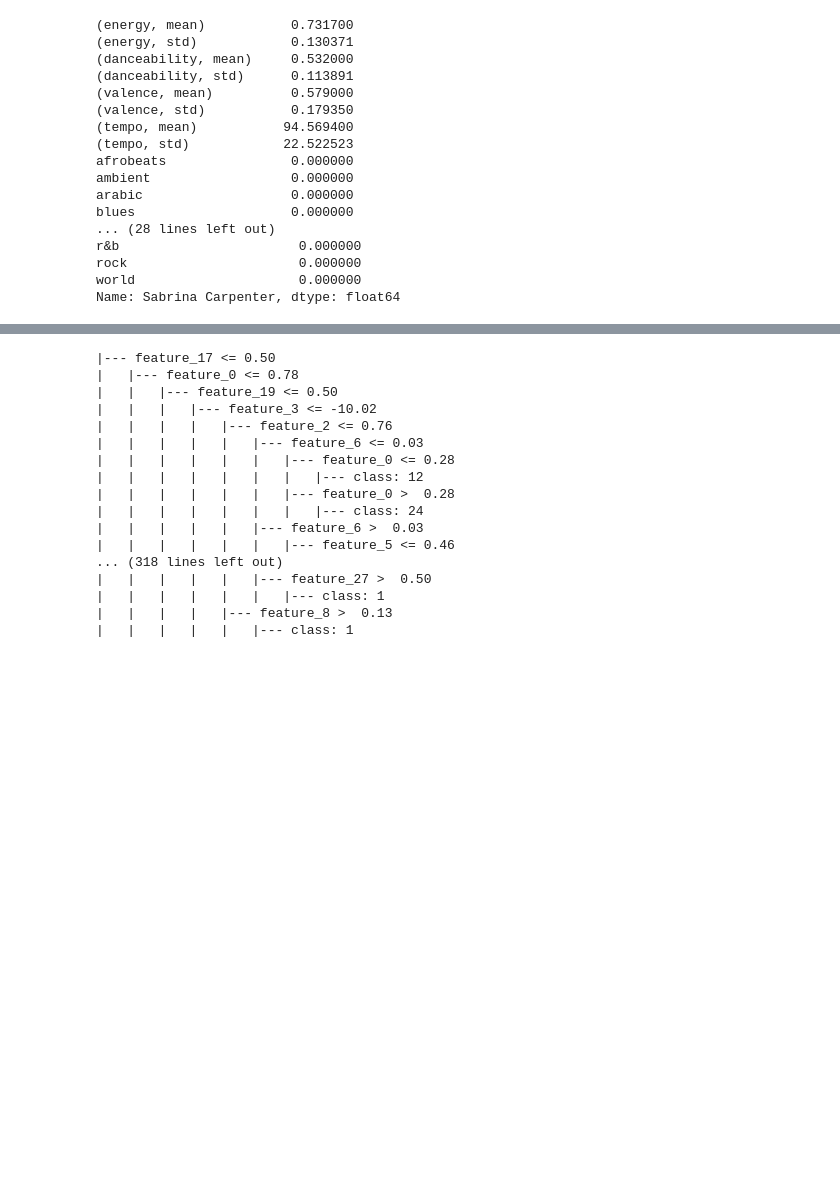
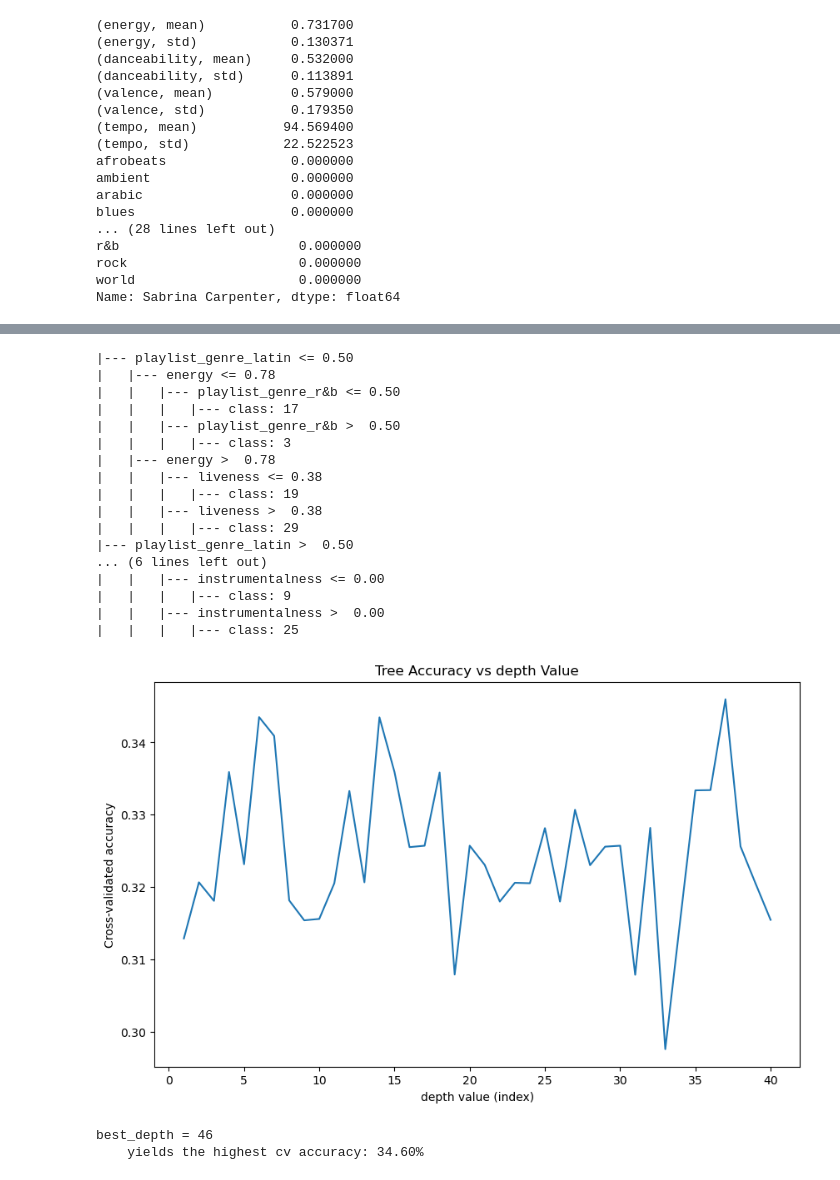
Before and after one commit to victoriaproko/cs35finalprojectexploration, a Jupyter notebook: explorations.ipynb, the cells around one changed output, grey strips where cells are left out. Cells and saved outputs as stored; diff of their text form; code cells hidden in the pictures; blank space fills up the shorter version.

```diff
--- a/explorations.ipynb
+++ b/explorations.ipynb
@@ -236,21 +236,49 @@ artists_tree_plot = tree.plot_tree(artist_initial_tree, feature_names=FEATURES,
 # %%
-artists_text_rep = tree.export_text(artist_initial_tree)
+artists_text_rep = tree.export_text(artist_initial_tree, feature_names=FEATURES)
 print(artists_text_rep)
 # %% [output]
-|--- feature_17 <= 0.50
-|   |--- feature_0 <= 0.78
-|   |   |--- feature_19 <= 0.50
-|   |   |   |--- feature_3 <= -10.02
-|   |   |   |   |--- feature_2 <= 0.76
-|   |   |   |   |   |--- feature_6 <= 0.03
-|   |   |   |   |   |   |--- feature_0 <= 0.28
-|   |   |   |   |   |   |   |--- class: 12
-|   |   |   |   |   |   |--- feature_0 >  0.28
-|   |   |   |   |   |   |   |--- class: 24
-|   |   |   |   |   |--- feature_6 >  0.03
-|   |   |   |   |   |   |--- feature_5 <= 0.46
-... (318 lines left out)
-|   |   |   |   |   |--- feature_27 >  0.50
-|   |   |   |   |   |   |--- class: 1
-|   |   |   |   |--- feature_8 >  0.13
-|   |   |   |   |   |--- class: 1
+|--- playlist_genre_latin <= 0.50
+|   |--- energy <= 0.78
+|   |   |--- playlist_genre_r&b <= 0.50
+|   |   |   |--- class: 17
+|   |   |--- playlist_genre_r&b >  0.50
+|   |   |   |--- class: 3
+|   |--- energy >  0.78
+|   |   |--- liveness <= 0.38
+|   |   |   |--- class: 19
+|   |   |--- liveness >  0.38
+|   |   |   |--- class: 29
+|--- playlist_genre_latin >  0.50
+... (6 lines left out)
+|   |   |--- instrumentalness <= 0.00
+|   |   |   |--- class: 9
+|   |   |--- instrumentalness >  0.00
+|   |   |   |--- class: 25
+# %%
+import time
+from sklearn.model_selection import cross_val_score
+all_accuracies = []
+best_depth = 3
+best_accuracy = 0.0
+
+for d in range(10,50):
+    artists_tree_cv = tree.DecisionTreeClassifier(max_depth=d)
+    cv_scores = cross_val_score(artists_tree_cv, X_train, Y_train, cv=5)
+    current_accuracy = cv_scores.mean()
+    if current_accuracy > best_accuracy:
+        best_accuracy = current_accuracy
+        best_depth = d
+    all_accuracies.append(current_accuracy)
+
+if True:
+    plt.figure(figsize=(10, 6))
+    sns.lineplot(x=range(1,len(all_accuracies)+1), y=all_accuracies)
+    plt.xlabel("depth value (index)") ; plt.ylabel("Cross-validated accuracy") ; plt.title("Tree Accuracy vs depth Value")
+    plt.show()
+
+if True:
+    print(f"best_depth = {best_depth}  \n    yields the highest cv accuracy: {100*best_accuracy:5.2f}%")
+# %% [output]
+[figure, added]
+best_depth = 46
+    yields the highest cv accuracy: 34.60%
```
Also changed, not shown: parts of 2 cells of this notebook.
